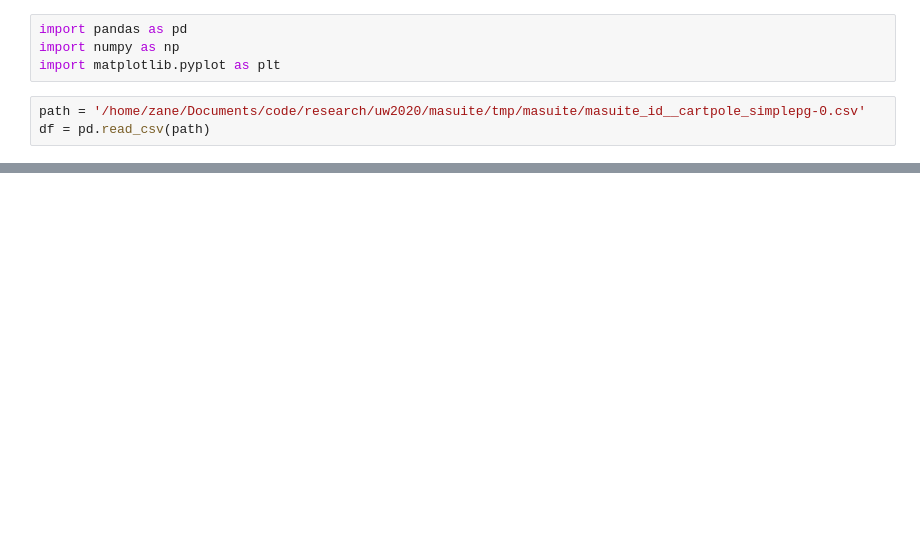
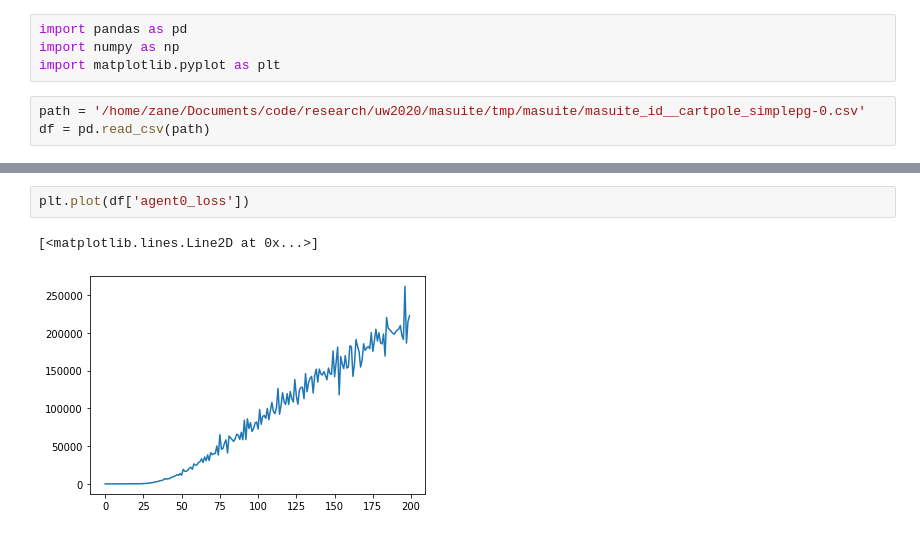
Before and after one commit to bchasnov/masuite, a Jupyter notebook: notebooks/plotting_tests.ipynb, the cells around one changed output, grey strips where cells are left out. Drawn from its saved outputs; the diff is of its cells as text; blank space fills up the shorter version.

```diff
--- a/notebooks/plotting_tests.ipynb
+++ b/notebooks/plotting_tests.ipynb
@@ -17 +22,6 @@ df.head()
+# %%
+plt.plot(df['agent0_loss'])
+# %% [output]
+[<matplotlib.lines.Line2D at 0x...>]
+[figure, added]
 # %%
```
Also changed, not shown: parts of 6 cells of this notebook, 8 other files.
